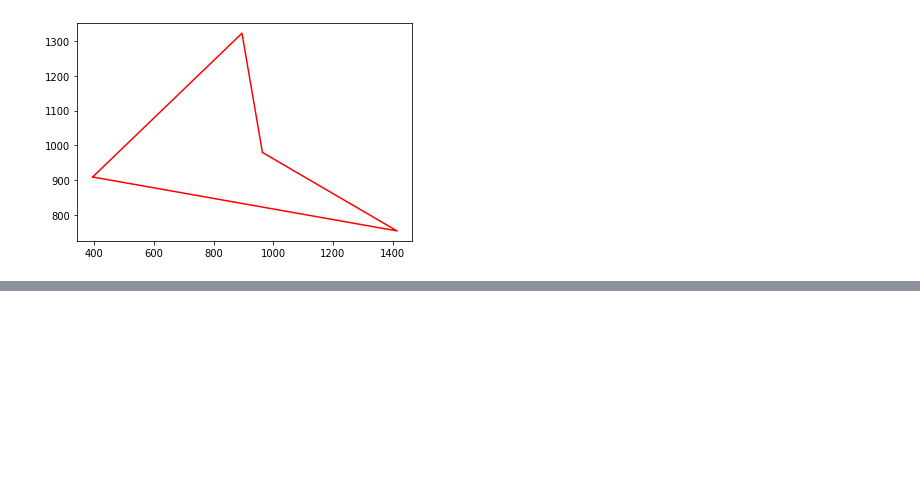
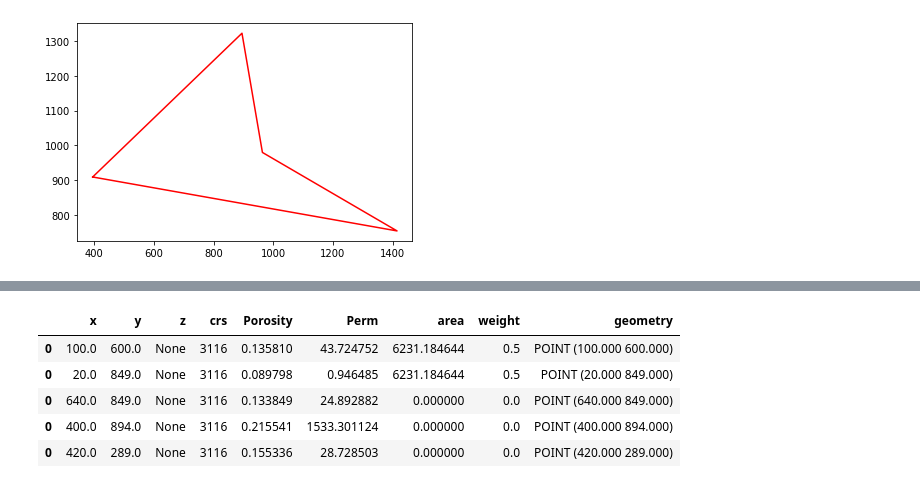
Before and after one commit to scuervo91/volumetricspy, a Jupyter notebook: docs/examples/3-Points/points.ipynb, the cells around one changed output, grey strips where cells are left out. Cells and saved outputs as stored; diff of their text form; code cells hidden in the pictures; blank space fills up the shorter version.

```diff
--- a/docs/examples/3-Points/points.ipynb
+++ b/docs/examples/3-Points/points.ipynb
@@ -136,0 +147,10 @@ plt.plot(sev[:,0],sev[:,1],'r')
+# %%
+df1 = cp1.poly_declustering().df()
+df1
+# %% [output]
+|  | x | y | z | crs | Porosity | Perm | area | weight | geometry |
+| 0 | 100.0 | 600.0 | None | 3116 | 0.135810 | 43.724752 | 6231.184644 | 0.5 | POINT (100.000 600.000) |
+| 0 | 20.0 | 849.0 | None | 3116 | 0.089798 | 0.946485 | 6231.184644 | 0.5 | POINT (20.000 849.000) |
+| 0 | 640.0 | 849.0 | None | 3116 | 0.133849 | 24.892882 | 0.000000 | 0.0 | POINT (640.000 849.000) |
+| 0 | 400.0 | 894.0 | None | 3116 | 0.215541 | 1533.301124 | 0.000000 | 0.0 | POINT (400.000 894.000) |
+| 0 | 420.0 | 289.0 | None | 3116 | 0.155336 | 28.728503 | 0.000000 | 0.0 | POINT (420.000 289.000) |
```
Also changed, not shown: parts of 8 cells of this notebook, 4 other files.
